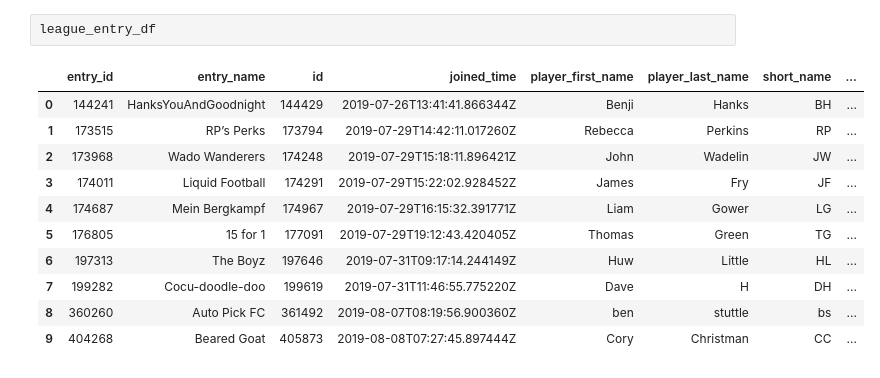
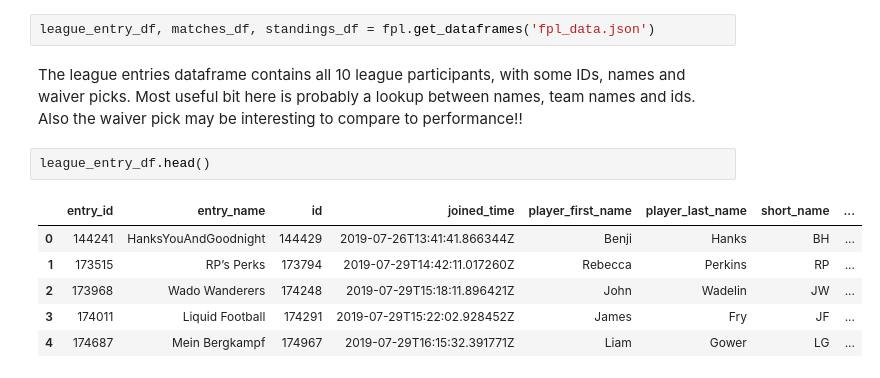
Before and after one commit to leej11/fpl_draft_league, a Jupyter notebook: fpl_draft_lague.ipynb, the cells around one changed output. Saved outputs shown, nothing was run; the diff lists cells and outputs as text.

```diff
--- a/fpl_draft_lague.ipynb
+++ b/fpl_draft_lague.ipynb
@@ -27,14 +21,13 @@ def get_json(file_path, api):
+# %%
+league_entry_df, matches_df, standings_df = fpl.get_dataframes('fpl_data.json')
+# %% [markdown]
+The league entries dataframe contains all 10 league participants, with some IDs, names and waiver picks. Most useful bit here is probably a lookup between names, team names and ids. Also the waiver pick may be interesting to compare to performance!!
 # %%
-league_entry_df
+league_entry_df.head()
 # %% [output]
 |  | entry_id | entry_name | id | joined_time | player_first_name | player_last_name | short_name | ... |
 | 0 | 144241 | HanksYouAndGoodnight | 144429 | 2019-07-26T13:41:41.866344Z | Benji | Hanks | BH | ... |
 | 1 | 173515 | RP’s Perks | 173794 | 2019-07-29T14:42:11.017260Z | Rebecca | Perkins | RP | ... |
 | 2 | 173968 | Wado Wanderers | 174248 | 2019-07-29T15:18:11.896421Z | John | Wadelin | JW | ... |
 | 3 | 174011 | Liquid Football | 174291 | 2019-07-29T15:22:02.928452Z | James | Fry | JF | ... |
 | 4 | 174687 | Mein Bergkampf | 174967 | 2019-07-29T16:15:32.391771Z | Liam | Gower | LG | ... |
-| 5 | 176805 | 15 for 1 | 177091 | 2019-07-29T19:12:43.420405Z | Thomas | Green | TG | ... |
-| 6 | 197313 | The Boyz | 197646 | 2019-07-31T09:17:14.244149Z | Huw | Little | HL | ... |
-| 7 | 199282 | Cocu-doodle-doo | 199619 | 2019-07-31T11:46:55.775220Z | Dave | H | DH | ... |
-| 8 | 360260 | Auto Pick FC | 361492 | 2019-08-07T08:19:56.900360Z | ben | stuttle | bs | ... |
-| 9 | 404268 | Beared Goat | 405873 | 2019-08-08T07:27:45.897444Z | Cory | Christman | CC | ... |
```
Also changed, not shown: parts of 21 cells of this notebook, 5 other files.
